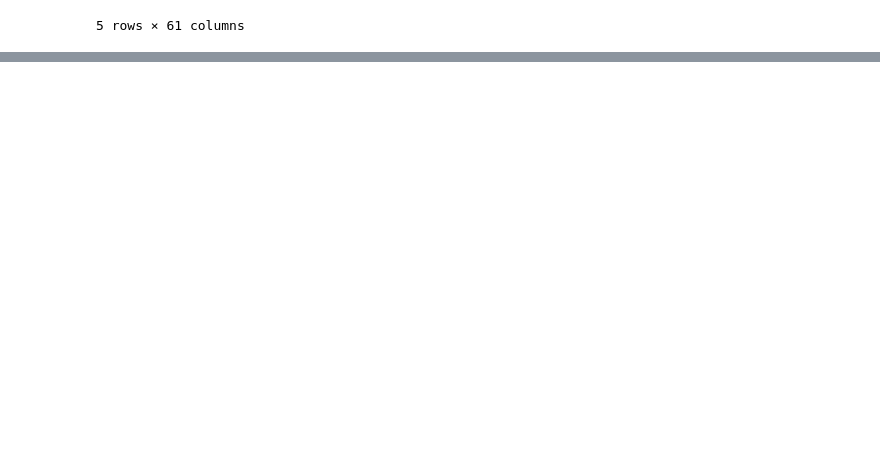
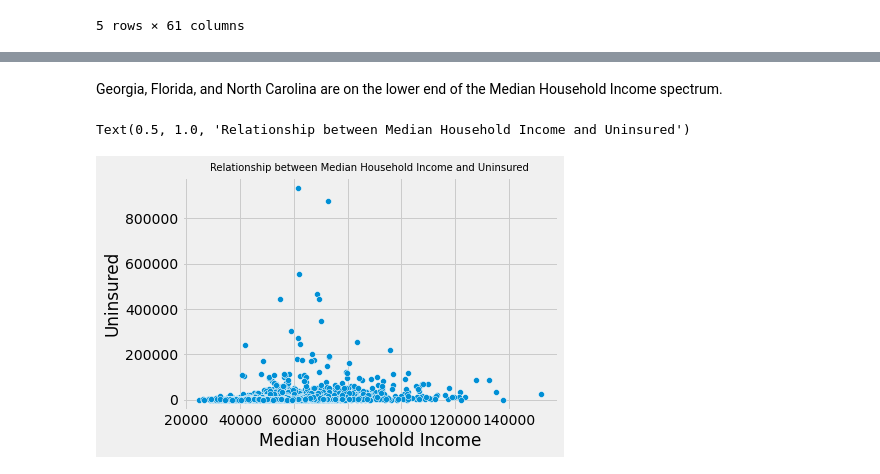
Before and after one commit to shikshyadhikari9/County_Health_Data, a Jupyter notebook: Working with County Data in MySQL.ipynb, the cells around one changed output, grey strips where cells are left out. Saved outputs shown, nothing was run; the diff lists cells and outputs as text; code cells hidden in the pictures; blank space fills up the shorter version.

```diff
--- a/Working with County Data in MySQL.ipynb
+++ b/Working with County Data in MySQL.ipynb
@@ -52,0 +321,13 @@ county.head()
+# %% [markdown]
+Georgia, Florida, and North Carolina are on the lower end of the Median Household Income spectrum.
+# %%
+#plt.figure(figsize= (40,20))
+sns.scatterplot(x= 'Median Household Income', y= '# Uninsured', data = df)
+plt.xlabel('Median Household Income')
+plt.ylabel('Uninsured')
+plt.title('Relationship between Median Household Income and Uninsured', fontsize = 10)
+# plt.xticks(fontsize = 25)
+# plt.yticks(fontsize = 25)
+# %% [output]
+Text(0.5, 1.0, 'Relationship between Median Household Income and Uninsured')
+[figure, added]
```
Also changed, not shown: parts of 53 cells of this notebook.
